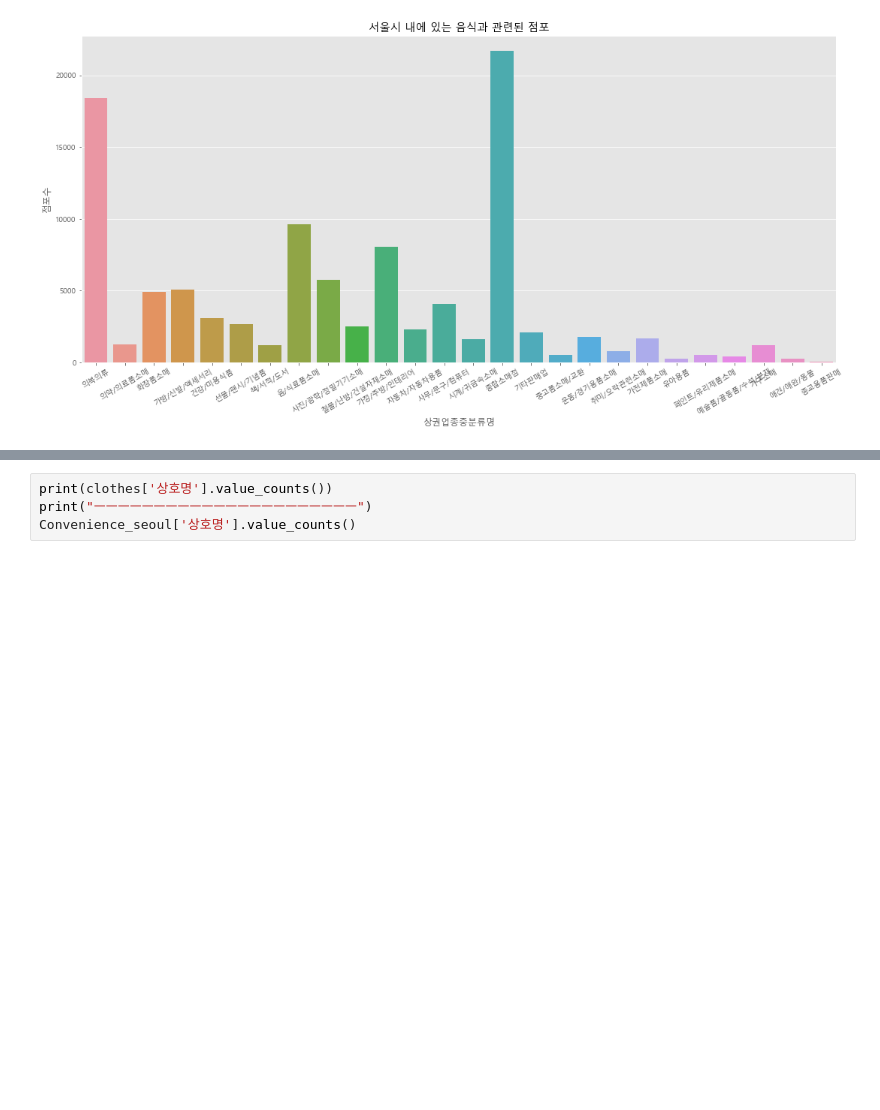
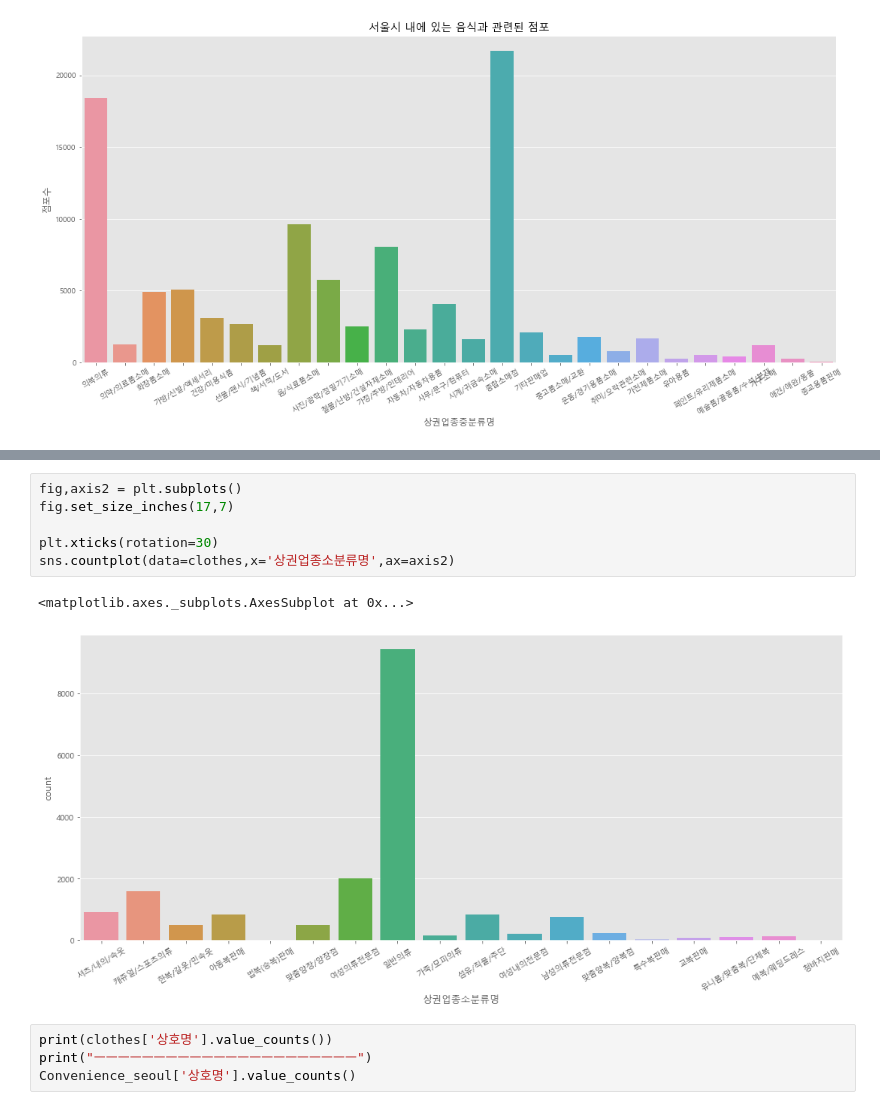
Before and after one commit to LeeJongAnn/DataScience, a Jupyter notebook: 전국 상권 데이터 분석/서울과 부산의 소상공인시장정보.ipynb, the cells around one changed output, grey strips where cells are left out. Cells and saved outputs as stored; diff of their text form; blank space fills up the shorter version.

```diff
--- a/전국 상권 데이터 분석/서울과 부산의 소상공인시장정보.ipynb
+++ b/전국 상권 데이터 분석/서울과 부산의 소상공인시장정보.ipynb
@@ -92,3 +114,12 @@ Convenience_seoul = shop_seoul_somae.loc[shop_seoul_somae['상권업종중분류
+# %%
+fig,axis2 = plt.subplots()
+fig.set_size_inches(17,7)
+
+plt.xticks(rotation=30)
+sns.countplot(data=clothes,x='상권업종소분류명',ax=axis2)
+# %% [output]
+<matplotlib.axes._subplots.AxesSubplot at 0x...>
+[figure, added]
 # %%
 print(clothes['상호명'].value_counts())
 print("ㅡㅡㅡㅡㅡㅡㅡㅡㅡㅡㅡㅡㅡㅡㅡㅡㅡㅡㅡㅡㅡㅡ")
```
Also changed, not shown: parts of 11 cells of this notebook.
